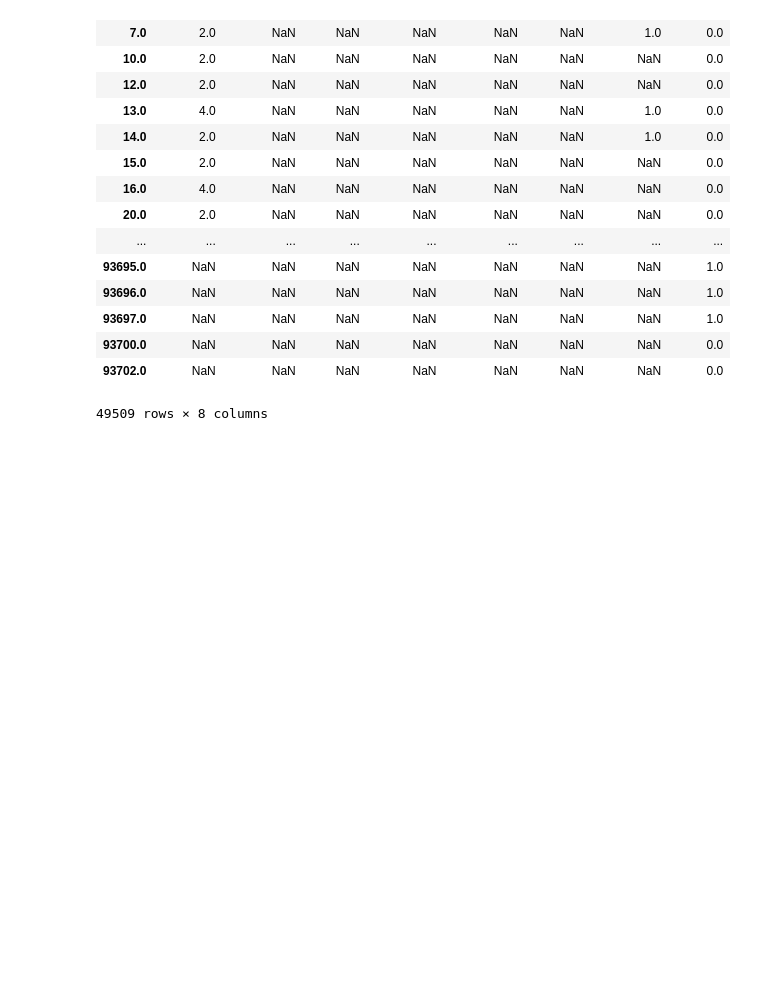
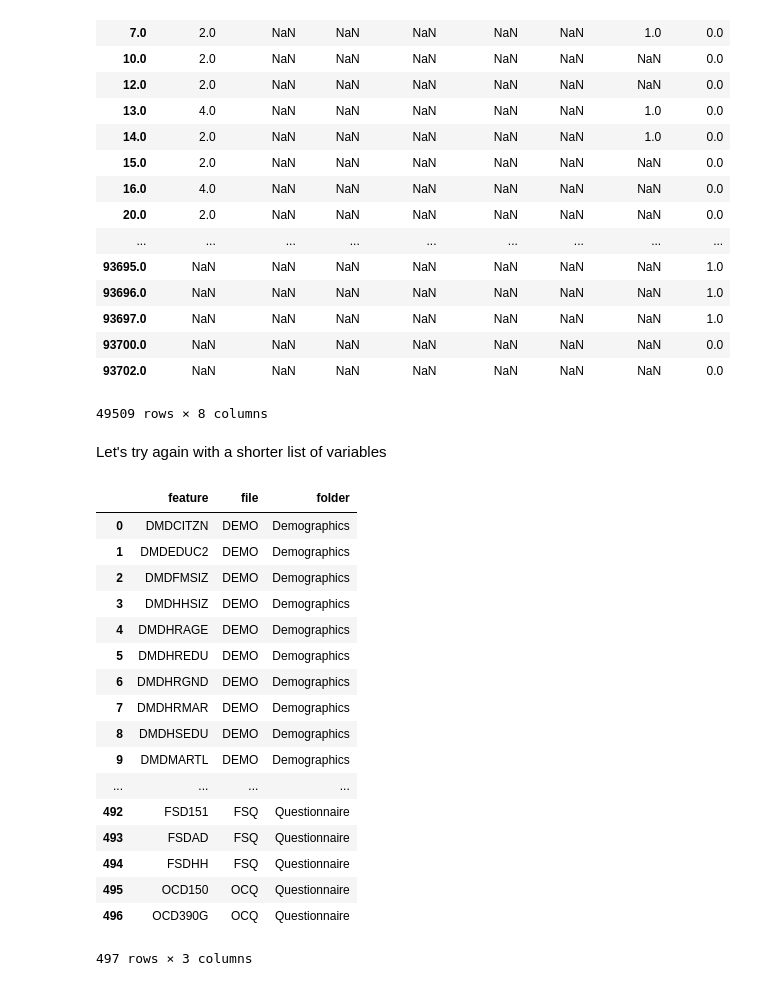
Before and after one commit to apashch/CancerPrediction, a Jupyter notebook: FeatureSelection.ipynb, the cells around one changed output. Saved outputs shown, nothing was run; the diff lists cells and outputs as text; code cells hidden in the pictures; blank space fills up the shorter version.

```diff
--- a/FeatureSelection.ipynb
+++ b/FeatureSelection.ipynb
@@ -98,3 +108,28 @@ ds.df
 | 93700.0 | NaN | NaN | NaN | NaN | NaN | NaN | NaN | 0.0 |
 | 93702.0 | NaN | NaN | NaN | NaN | NaN | NaN | NaN | 0.0 |
 49509 rows × 8 columns
+# %% [markdown]
+Let's try again with a shorter list of variables
+# %%
+features = pd.read_csv("/Users/Artem/Documents/GitHub/CancerPrediction/all_features_kept.csv", usecols = (1,2,3))
+all_useful = pd.concat([features, target])
+features
+# %% [output]
+|  | feature | file | folder |
+| 0 | DMDCITZN | DEMO | Demographics |
+| 1 | DMDEDUC2 | DEMO | Demographics |
+| 2 | DMDFMSIZ | DEMO | Demographics |
+| 3 | DMDHHSIZ | DEMO | Demographics |
+| 4 | DMDHRAGE | DEMO | Demographics |
+| 5 | DMDHREDU | DEMO | Demographics |
+| 6 | DMDHRGND | DEMO | Demographics |
+| 7 | DMDHRMAR | DEMO | Demographics |
+| 8 | DMDHSEDU | DEMO | Demographics |
+| 9 | DMDMARTL | DEMO | Demographics |
+| ... | ... | ... | ... |
+| 492 | FSD151 | FSQ | Questionnaire |
+| 493 | FSDAD | FSQ | Questionnaire |
+| 494 | FSDHH | FSQ | Questionnaire |
+| 495 | OCD150 | OCQ | Questionnaire |
+| 496 | OCD390G | OCQ | Questionnaire |
+497 rows × 3 columns
```
Also changed, not shown: parts of 8 cells of this notebook, 2 other files.
